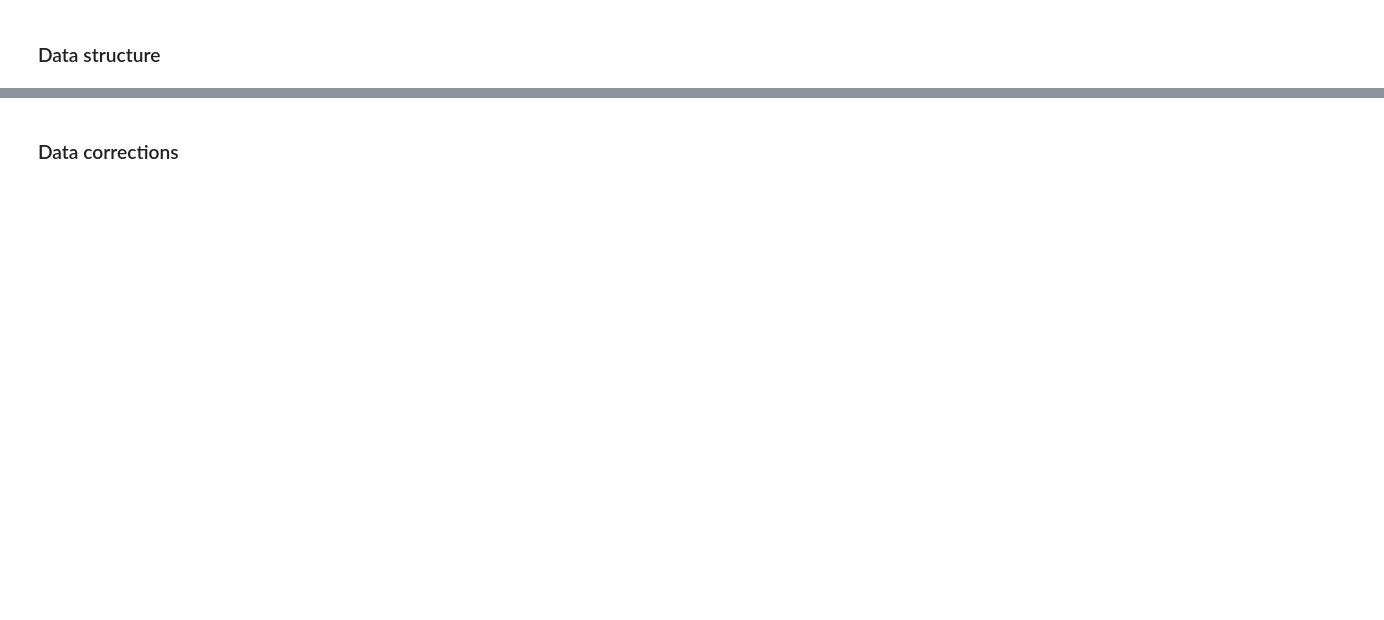
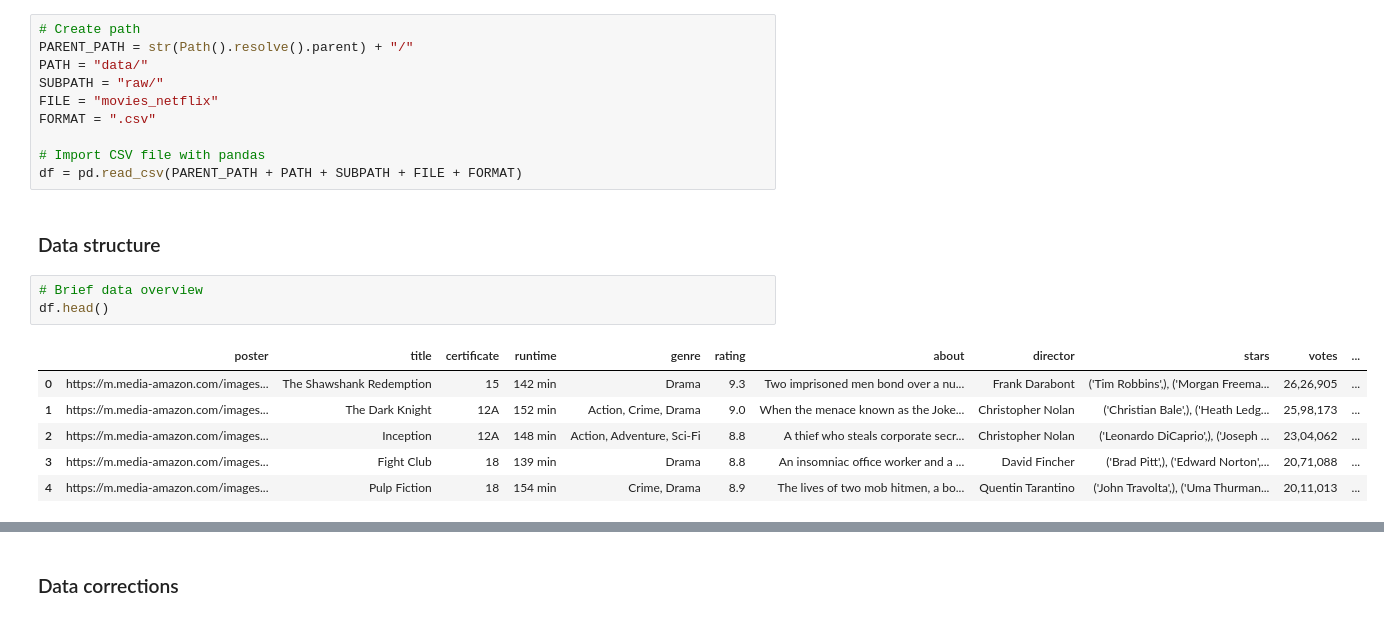
Before and after one commit to juliankulinsky/adst, a Jupyter notebook: notebooks/draft-analysis.ipynb, the cells around one changed output, grey strips where cells are left out. Saved outputs shown, nothing was run; the diff lists cells and outputs as text; blank space fills up the shorter version.

```diff
--- a/notebooks/draft-analysis.ipynb
+++ b/notebooks/draft-analysis.ipynb
@@ -55,5 +64,25 @@ These include 1) licences for films that Netflix does not yet have in its portfo
 ## Data
 # %% [markdown]
 ## Import data
+# %%
+# Create path
+PARENT_PATH = str(Path().resolve().parent) + "/"
+PATH = "data/"
+SUBPATH = "raw/"
+FILE = "movies_netflix"
+FORMAT = ".csv"
+
+# Import CSV file with pandas
+df = pd.read_csv(PARENT_PATH + PATH + SUBPATH + FILE + FORMAT)
 # %% [markdown]
 ### Data structure
+# %%
+# Brief data overview
+df.head()
+# %% [output]
+|  | poster | title | certificate | runtime | genre | rating | about | director | stars | votes | ... |
+| 0 | https://m.media-amazon.com/images... | The Shawshank Redemption | 15 | 142 min | Drama | 9.3 | Two imprisoned men bond over a nu... | Frank Darabont | ('Tim Robbins',), ('Morgan Freema... | 26,26,905 | ... |
+| 1 | https://m.media-amazon.com/images... | The Dark Knight | 12A | 152 min | Action, Crime, Drama | 9.0 | When the menace known as the Joke... | Christopher Nolan | ('Christian Bale',), ('Heath Ledg... | 25,98,173 | ... |
+| 2 | https://m.media-amazon.com/images... | Inception | 12A | 148 min | Action, Adventure, Sci-Fi | 8.8 | A thief who steals corporate secr... | Christopher Nolan | ('Leonardo DiCaprio',), ('Joseph ... | 23,04,062 | ... |
+| 3 | https://m.media-amazon.com/images... | Fight Club | 18 | 139 min | Drama | 8.8 | An insomniac office worker and a ... | David Fincher | ('Brad Pitt',), ('Edward Norton',... | 20,71,088 | ... |
+| 4 | https://m.media-amazon.com/images... | Pulp Fiction | 18 | 154 min | Crime, Drama | 8.9 | The lives of two mob hitmen, a bo... | Quentin Tarantino | ('John Travolta',), ('Uma Thurman... | 20,11,013 | ... |
```
Also changed, not shown: parts of 24 cells of this notebook.
